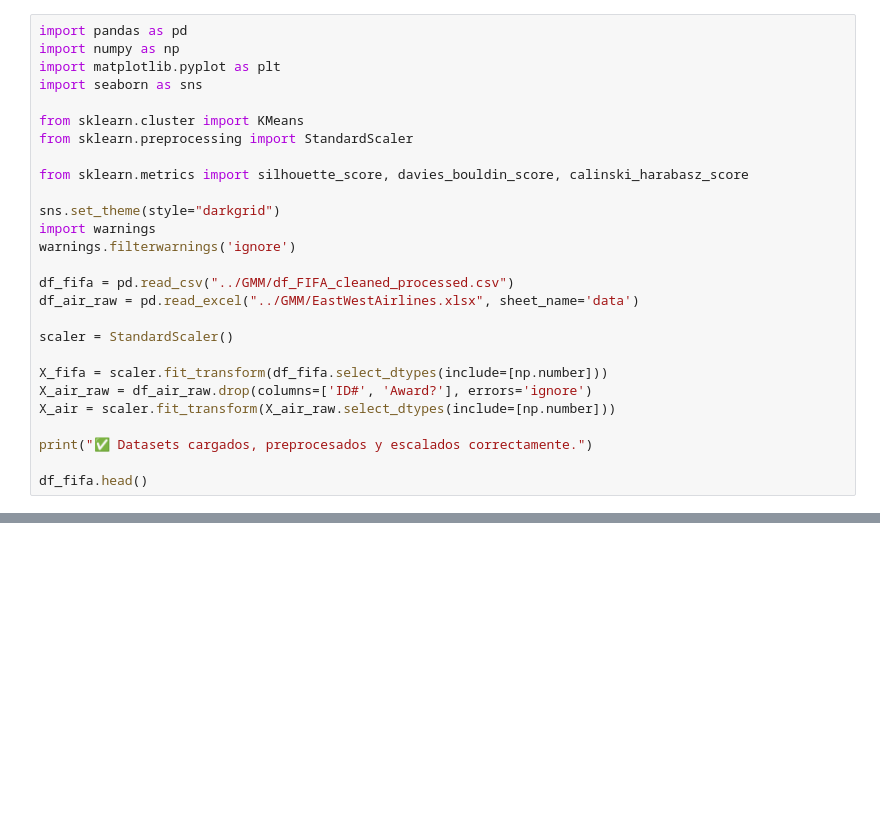
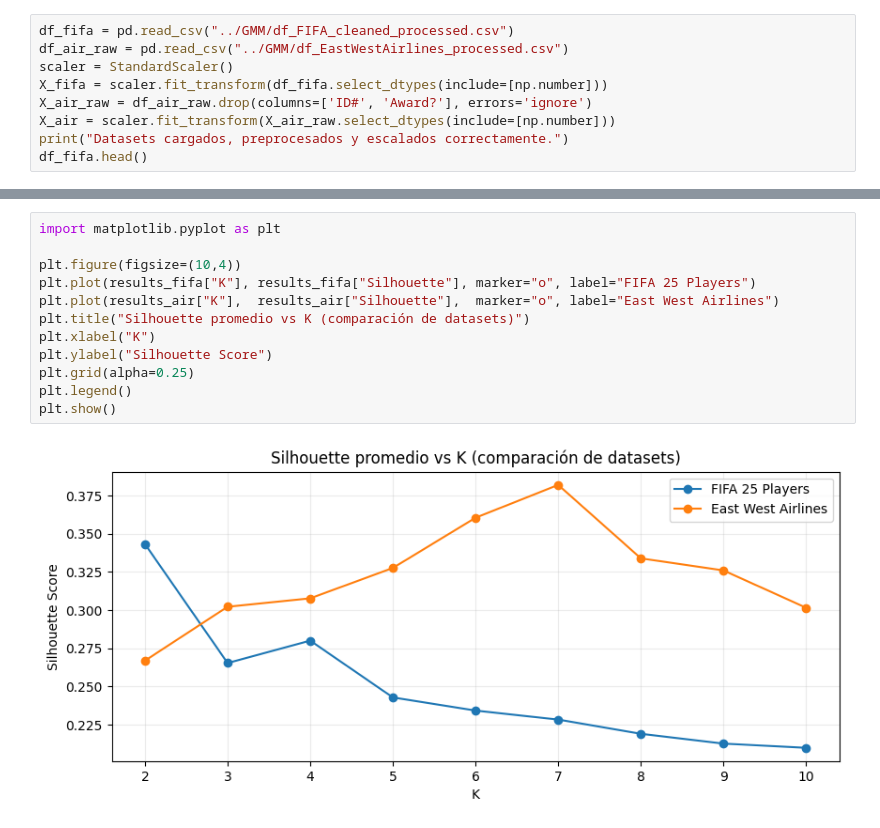
Before and after one commit to OFFICIAL-SBC/ML-K_Means-GMM, a Jupyter notebook: K-MEANS/k-means.ipynb, the cells around one changed output, grey strips where cells are left out. Drawn from its saved outputs; the diff is of its cells as text; blank space fills up the shorter version.

```diff
--- a/K-MEANS/k-means.ipynb
+++ b/K-MEANS/k-means.ipynb
@@ -11,28 +29,10 @@ Para cumplir con el requisito de evaluar el impacto en cuatro métricas, utiliza
 # %%
-import pandas as pd
-import numpy as np
-import matplotlib.pyplot as plt
-import seaborn as sns
-
-from sklearn.cluster import KMeans
-from sklearn.preprocessing import StandardScaler
-
-from sklearn.metrics import silhouette_score, davies_bouldin_score, calinski_harabasz_score
-
-sns.set_theme(style="darkgrid")
-import warnings
-warnings.filterwarnings('ignore')
-
 df_fifa = pd.read_csv("../GMM/df_FIFA_cleaned_processed.csv")
-df_air_raw = pd.read_excel("../GMM/EastWestAirlines.xlsx", sheet_name='data')
-
+df_air_raw = pd.read_csv("../GMM/df_EastWestAirlines_processed.csv")
 scaler = StandardScaler()
-
 X_fifa = scaler.fit_transform(df_fifa.select_dtypes(include=[np.number]))
 X_air_raw = df_air_raw.drop(columns=['ID#', 'Award?'], errors='ignore')
 X_air = scaler.fit_transform(X_air_raw.select_dtypes(include=[np.number]))
-
-print("✅ Datasets cargados, preprocesados y escalados correctamente.")
-
+print("Datasets cargados, preprocesados y escalados correctamente.")
 df_fifa.head()
 # %% [output]
@@ -491,0 +114,14 @@ C2 = probablemente porteros (o grupo extremo de bajo perfil)
+# %%
+import matplotlib.pyplot as plt
+
+plt.figure(figsize=(10,4))
+plt.plot(results_fifa["K"], results_fifa["Silhouette"], marker="o", label="FIFA 25 Players")
+plt.plot(results_air["K"],  results_air["Silhouette"],  marker="o", label="East West Airlines")
+plt.title("Silhouette promedio vs K (comparación de datasets)")
+plt.xlabel("K")
+plt.ylabel("Silhouette Score")
+plt.grid(alpha=0.25)
+plt.legend()
+plt.show()
+# %% [output]
+[figure, added]
```
Also changed, not shown: parts of 26 cells of this notebook.
